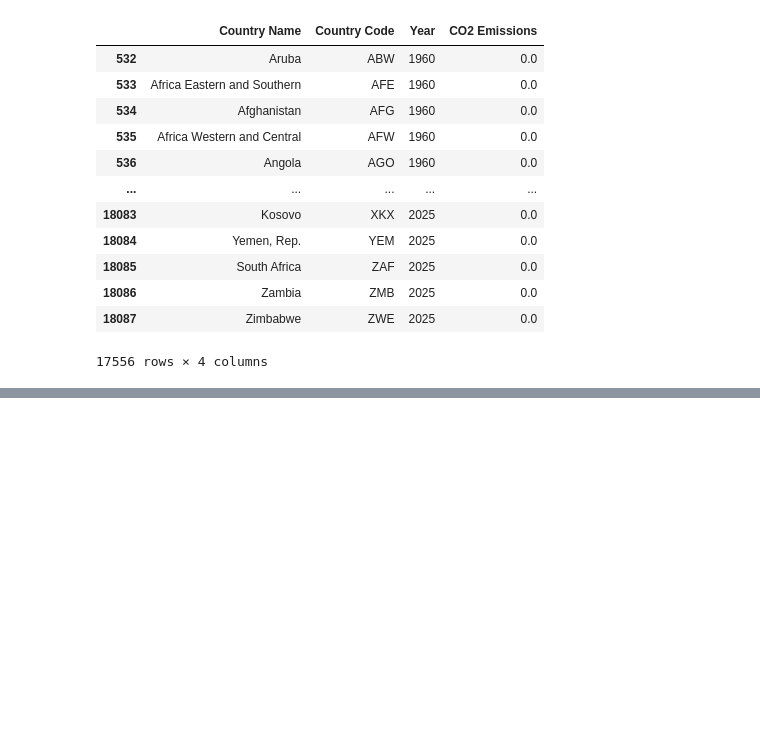
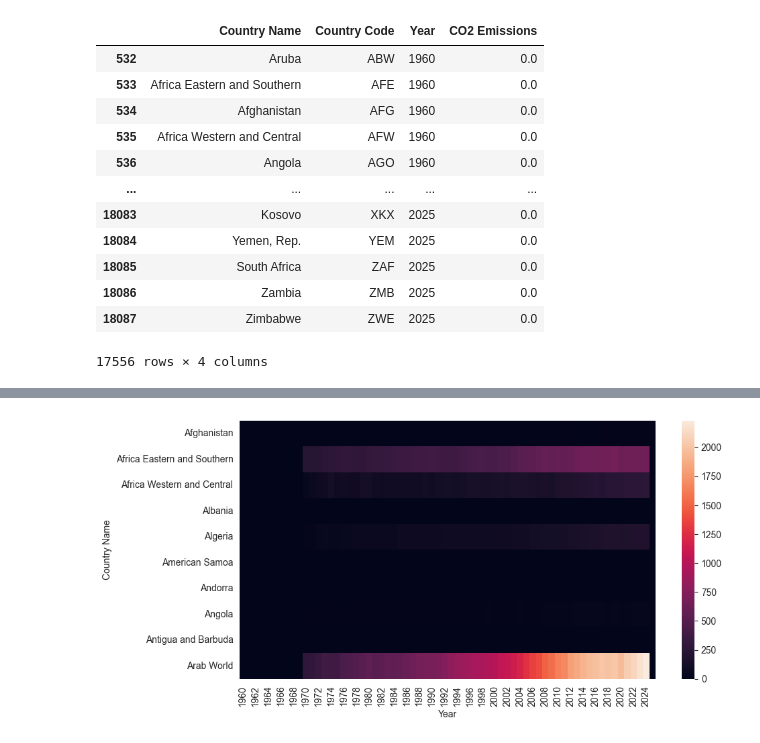
Before and after one commit to BinaryWhizz/Data-Analysis, a Jupyter notebook: Data Analysis 03/01.ipynb, the cells around one changed output, grey strips where cells are left out. Saved outputs shown, nothing was run; the diff lists cells and outputs as text; code cells hidden in the pictures; blank space fills up the shorter version.

```diff
--- a/Data Analysis 03/01.ipynb
+++ b/Data Analysis 03/01.ipynb
@@ -224,0 +266,17 @@ plt.show()
+# %%
+df_melted['CO2 Emissions'] = pd.to_numeric(df_melted['CO2 Emissions'], errors='coerce')
+# %%
+df_melted = df_melted.dropna(subset=['CO2 Emissions'])
+# %%
+# Heatmap
+
+pivot = df_melted.pivot_table(
+    values='CO2 Emissions',
+    index='Country Name',
+    columns='Year'
+)
+
+sns.heatmap(pivot.head(10))
+plt.show()
+# %% [output]
+[figure, added]
```
Also changed, not shown: parts of 16 cells of this notebook, 1 other file.
